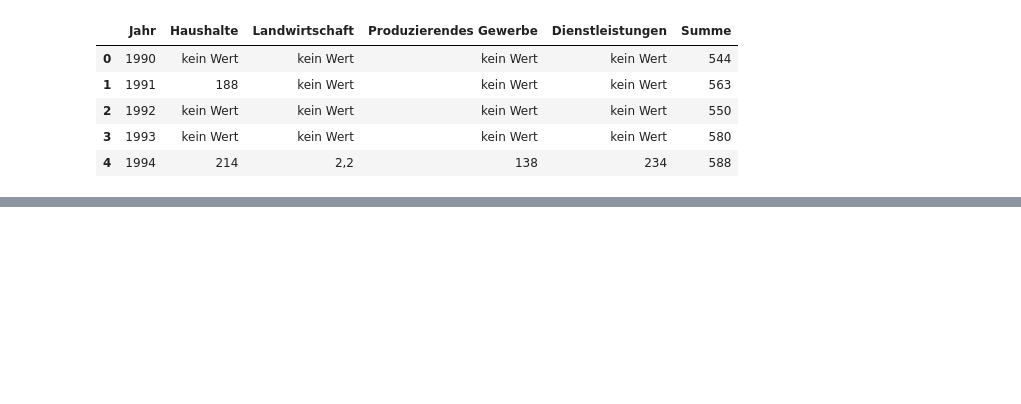
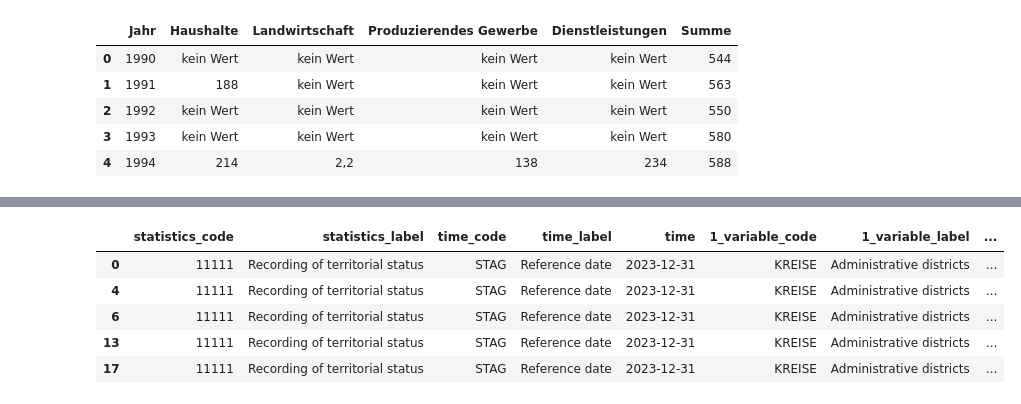
Before and after one commit to Kongalmengi/Stromverbrauch_Projekt, a Jupyter notebook: DateCheck.ipynb, the cells around one changed output, grey strips where cells are left out. Drawn from its saved outputs; the diff is of its cells as text; code cells hidden in the pictures; blank space fills up the shorter version.

```diff
--- a/DateCheck.ipynb
+++ b/DateCheck.ipynb
@@ -36,0 +108,10 @@ df_StVb.head()
+# %%
+# kreisfreie Stadt 찾기
+df_GR_Flat[df_GR_Flat['1_variable_attribute_label'].str.contains('kreisfreie Stadt')].head()
+# %% [output]
+|  | statistics_code | statistics_label | time_code | time_label | time | 1_variable_code | 1_variable_label | ... |
+| 0 | 11111 | Recording of territorial status | STAG | Reference date | 2023-12-31 | KREISE | Administrative districts | ... |
+| 4 | 11111 | Recording of territorial status | STAG | Reference date | 2023-12-31 | KREISE | Administrative districts | ... |
+| 6 | 11111 | Recording of territorial status | STAG | Reference date | 2023-12-31 | KREISE | Administrative districts | ... |
+| 13 | 11111 | Recording of territorial status | STAG | Reference date | 2023-12-31 | KREISE | Administrative districts | ... |
+| 17 | 11111 | Recording of territorial status | STAG | Reference date | 2023-12-31 | KREISE | Administrative districts | ... |
```
Also changed, not shown: parts of 19 cells of this notebook, 3 other files.
